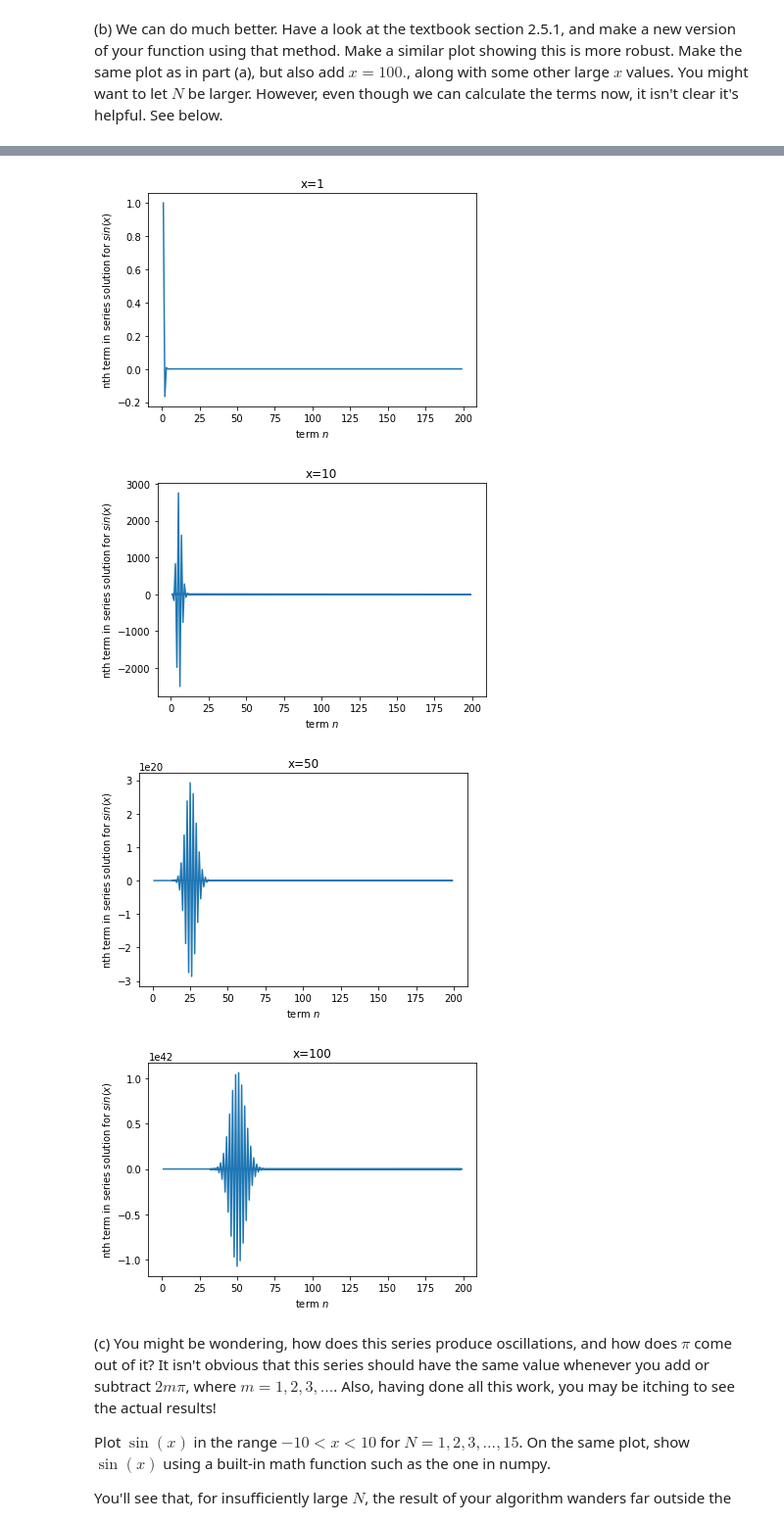
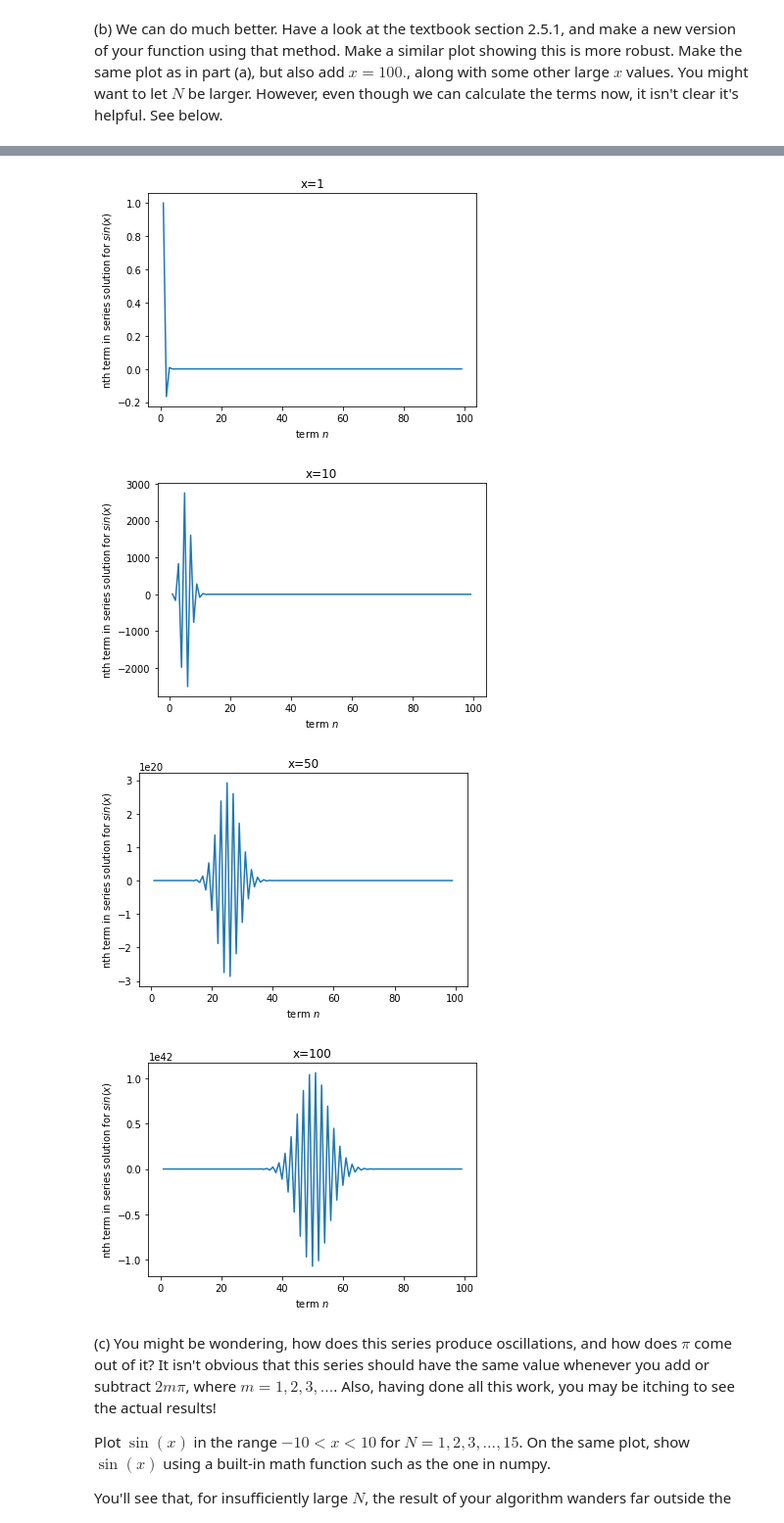
Before and after one commit to Yanall-Boutros/Computational-Physics, a Jupyter notebook: problem_sets/ps1/pset1.ipynb, the cells around one changed output, grey strips where cells are left out. Shown: that part at 98% size. Drawn from its saved outputs; the diff is of its cells as text; code cells hidden in the pictures.

```diff
--- a/problem_sets/ps1/pset1.ipynb
+++ b/problem_sets/ps1/pset1.ipynb
@@ -201,20 +201,21 @@ import numpy as np
 import matplotlib.pyplot as plt
 def Sup(n):
     total = 0
-    vals = np.float64(np.linspace(1, n, n))
+    vals = np.float32(np.linspace(1, n, n))
     for num in vals:
         total += num**-1
     return total
 def Sdown(n):
     total = 0
-    vals = np.float64(np.linspace(n, 1, n))
+    vals = np.float32(np.linspace(n, 1, n))
     for num in vals:
         total += num**-1
     return total
 def logcomp(up, down):
-    up = np.float64(up)
-    down = np.float64(down)
-    return (np.float64(up - down)/(np.abs(up) + np.abs(down)))
+    up = np.float32(up)
+    down = np.float32(down)
+    if up > down: return (np.float32(up - down)/(np.abs(up) + np.abs(down)))
+    else: return np.float32(down-up)/np.abs(up)+np.abs(down)
 comps = []
 nvals = []
 print("Summing up: \t \t Summing down:")
@@ -251,20 +252,21 @@ import numpy as np
 import matplotlib.pyplot as plt
 def Sup(n):
     total = 0
-    vals = np.float128(np.linspace(1, n, n))
+    vals = np.float64(np.linspace(1, n, n))
     for num in vals:
-        total += np.float128(num**-1)
+        total += np.float64(num**-1)
     return total
 def Sdown(n):
     total = 0
-    vals = np.float128(np.linspace(n, 1, n))
+    vals = np.float64(np.linspace(n, 1, n))
     for num in vals:
         total += num**-1
     return total
 def logcomp(up, down):
-    up = np.float128(up)
-    down = np.float128(down)
-    return (up - down)/(np.abs(up) + np.abs(down))
+    up = np.float64(up)
+    down = np.float64(down)
+    if up > down: return (up - down)/(np.abs(up) + np.abs(down))
+    return (down - up)/(np.abs(up) + np.abs(down))
 comps = []
 nvals = []
 print("Summing up: \t \t Summing down:")
@@ -317,16 +319,17 @@ def mac_sin(x, N):
     # Calculate sin(x) from the maclaurin series up to N terms
     term = []
     for n in range(1, N+1):
-        num = (x)**(2*n-1) * (-1)**(n-1)
-        den = sp.math.factorial(2*n - 1)
+        num = ((x)**(2*n-1) * ((-1)**(n-1)))
+        den = sp.math.factorial((2*n) - 1)
         term.append(num / den)
     return np.array(term)
 def ntherm(x,N,n):
     term = mac_sin(x, N)
-    return term[n]
-yvals = []
-xvals = []
+    return term[n-1]
+
 for x in [1, 10, 50]:
+    yvals = []
+    xvals = []
     for N in range(2, 100):
         xvals.append(N)
         yvals.append(ntherm(x,N,N-1))
@@ -363,10 +366,11 @@ def sin(x, n):
         return entry
 print("sin(0) is roughly: ",sin(0,1)) # Test
 print("sin(10) is roughly: ",sin(10,10))
-xaxis = []
-yaxis = []
+
 for x in [1, 10, 50, 100]:
-    for n in range(1, 200):
+    xaxis = []
+    yaxis = []
+    for n in range(1, 100):
         yaxis.append(sin(x,n))
         xaxis.append(n)
     plt.figure()
@@ -382,7 +386,7 @@ sin(100) is (not roughly):  -1.4487149702029147e+26
-[figure, old version]
+[figure, new version]
-[figure, old version]
+[figure, new version]
-[figure, old version]
+[figure, new version]
-[figure, old version]
+[figure, new version]
 # %% [markdown]
 (c) You might be wondering, how does this series produce oscillations, and how does $\pi$ come out of it? It isn't obvious that this series should have the same value whenever you add or subtract $2m\pi$, where $m=1,2,3,...$. Also, having done all this work, you may be itching to see the actual results!
 
```
Also changed, not shown: parts of 5 cells of this notebook, 20 other files.
